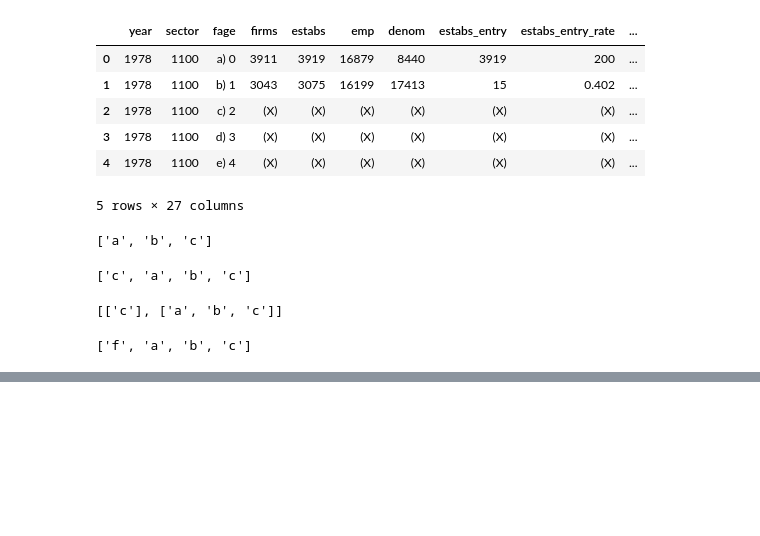
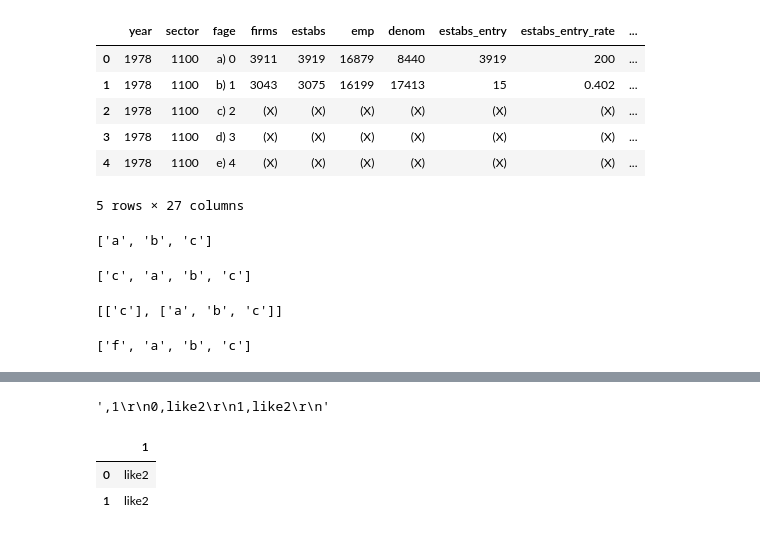
Before and after one commit to dczhaozach/RFE_project, a Jupyter notebook: notebooks/test.ipynb, the cells around one changed output, grey strips where cells are left out. Saved outputs shown, nothing was run; the diff lists cells and outputs as text; code cells hidden in the pictures; blank space fills up the shorter version.

```diff
--- a/notebooks/test.ipynb
+++ b/notebooks/test.ipynb
@@ -85,0 +154,20 @@ list1 + list
+# %%
+coef = []
+dict = {}
+dict.update({1:"like"})
+coef.append(dict)
+
+dict.update({1:"like2"})
+coef.append(dict)
+# %%
+df =pd.DataFrame(coef)
+# %%
+df.to_csv()
+# %% [output]
+',1\r\n0,like2\r\n1,like2\r\n'
+# %%
+df
+# %% [output]
+|  | 1 |
+| 0 | like2 |
+| 1 | like2 |
```
Also changed, not shown: parts of 7 cells of this notebook, 55 other files.
